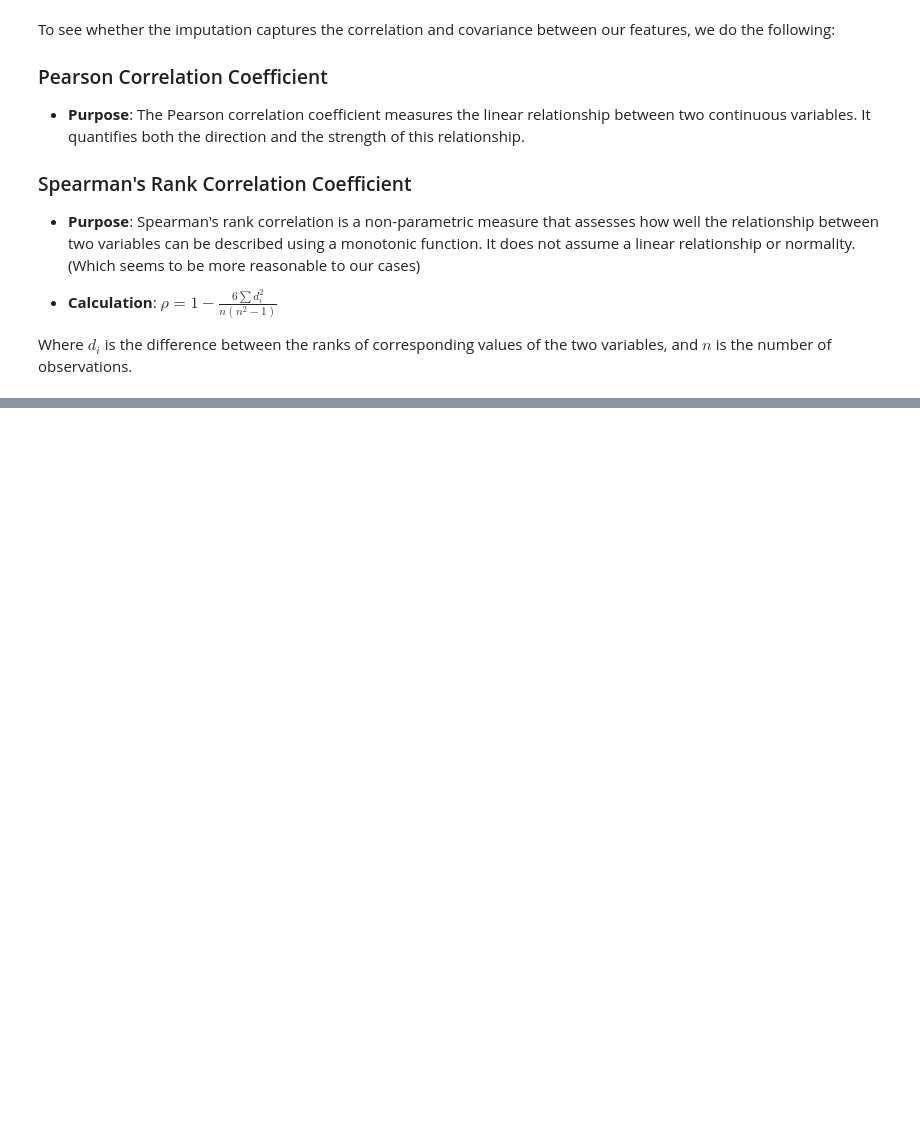
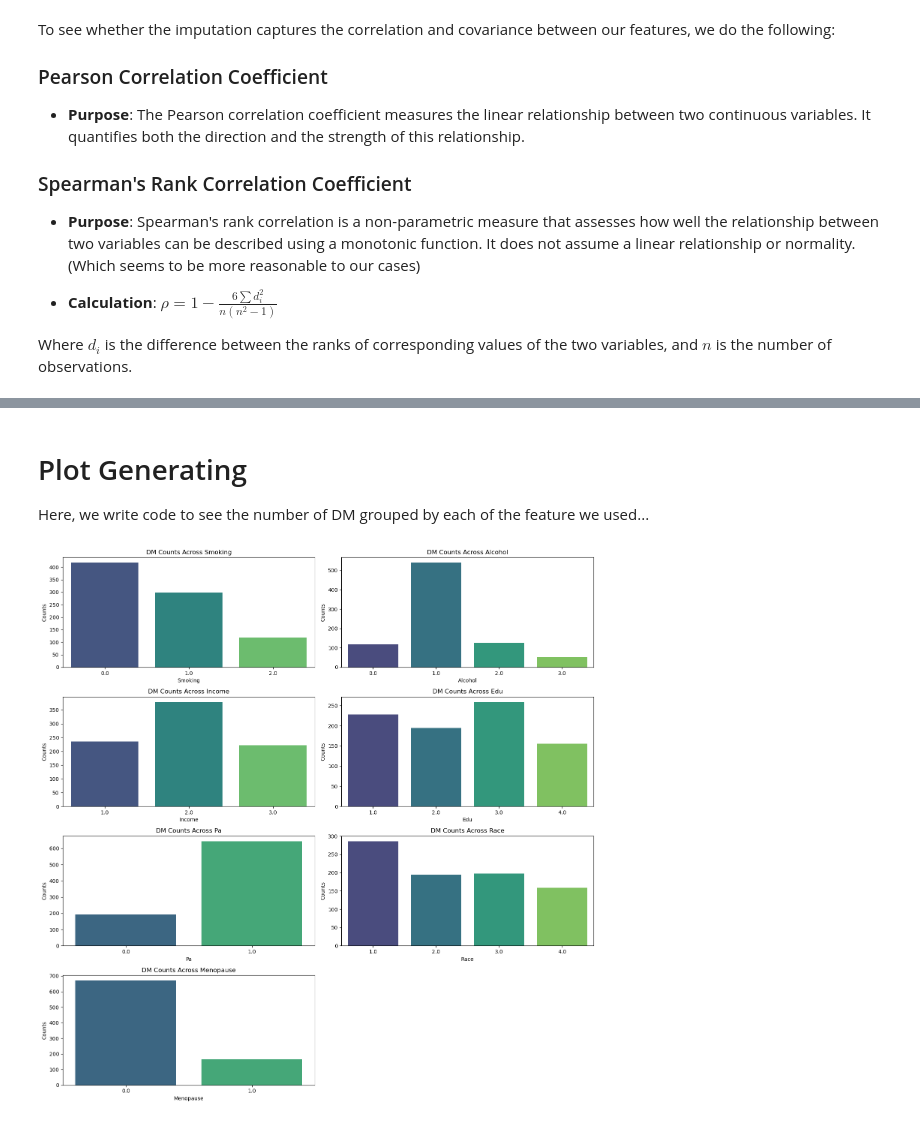
Before and after one commit to ZhaohanXing/ORIE5741_Project, a Jupyter notebook: MissingValues.ipynb, the cells around one changed output, grey strips where cells are left out. Saved outputs shown, nothing was run; the diff lists cells and outputs as text; code cells hidden in the pictures; blank space fills up the shorter version.

```diff
--- a/MissingValues.ipynb
+++ b/MissingValues.ipynb
@@ -333,0 +522,24 @@ Minor changes in correlations suggest that imputation has preserved the underlyi
+# %% [markdown]
+# Plot Generating
+Here, we write code to see the number of DM grouped by each of the feature we used...
+# %%
+df_HASDM = df_final[df_final['DM'] == 1]
+categorical_columns = ['Smoking', 'Alcohol', 'Income', 'Edu', 'PA', 'Race', 'Menopause']
+
+
+fig, axs = plt.subplots(nrows=4, ncols=2, figsize=(15, 15))
+axs = axs.flatten()
+for i, column in enumerate(categorical_columns):
+    sns.countplot(x=column, data=df_HASDM, ax=axs[i], palette='viridis')
+    axs[i].set_title(f'DM Counts Across {column.title()}')
+    axs[i].set_xlabel(column.title())
+    axs[i].set_ylabel('Counts')
+    axs[i].tick_params(axis='x')
+
+for j in range(i + 1, len(axs)):
+    fig.delaxes(axs[j])
+
+plt.tight_layout()
+plt.show()
+# %% [output]
+[figure, added]
```
Also changed, not shown: parts of 9 cells of this notebook, 7 other files.
